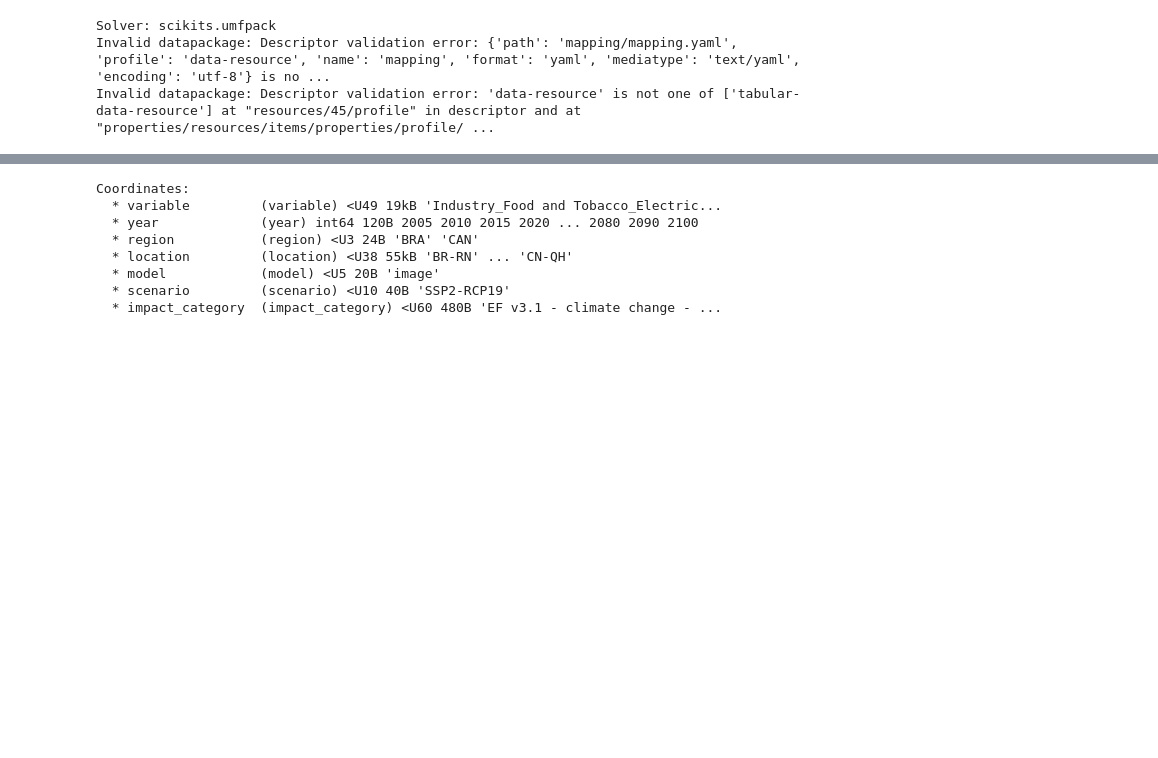
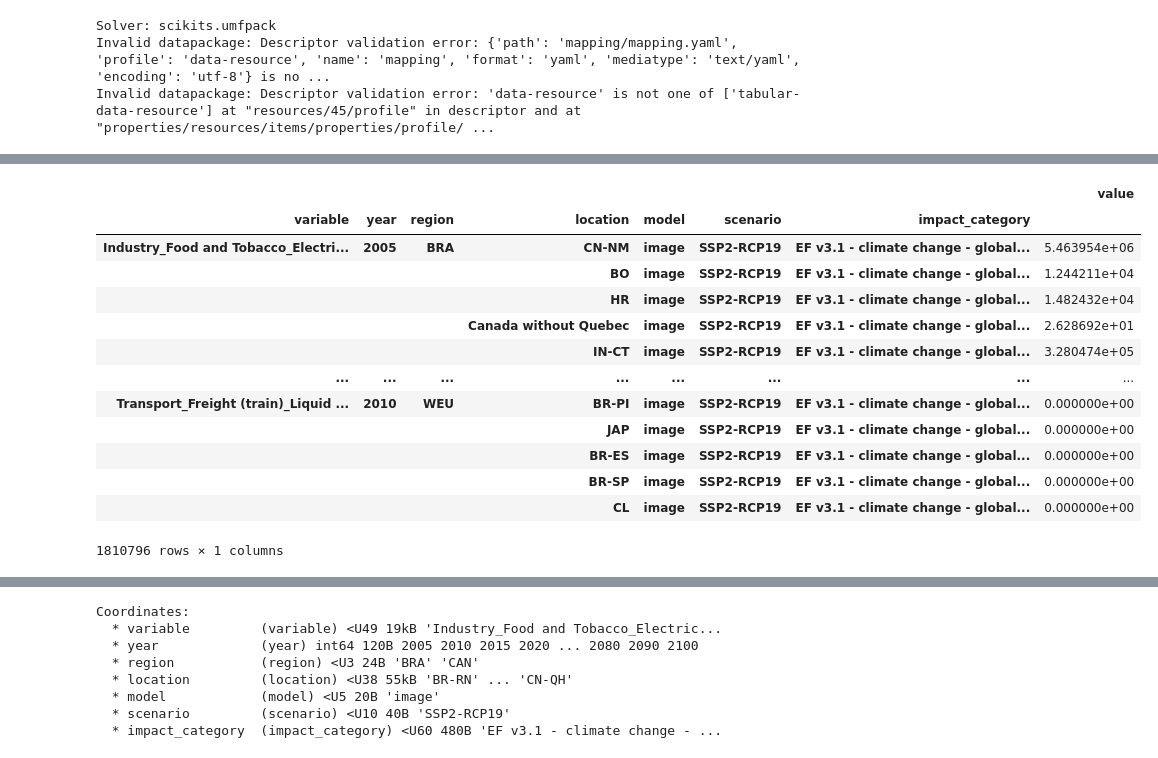
Before and after one commit to polca/pathways, a Jupyter notebook: dev/generate datapackages.ipynb, the cells around one changed output, grey strips where cells are left out. Cells and saved outputs as stored; diff of their text form; code cells hidden in the pictures; blank space fills up the shorter version.

```diff
--- a/dev/generate datapackages.ipynb
+++ b/dev/generate datapackages.ipynb
@@ -167,3 +127,20 @@ df = arr.to_dataframe("value")
+# %%
+df
+# %% [output]
+|  |  |  |  |  |  |  | value |
+| variable | year | region | location | model | scenario | impact_category |  |
+| Industry_Food and Tobacco_Electri... | 2005 | BRA | CN-NM | image | SSP2-RCP19 | EF v3.1 - climate change - global... | 5.463954e+06 |
+|  |  |  | BO | image | SSP2-RCP19 | EF v3.1 - climate change - global... | 1.244211e+04 |
+|  |  |  | HR | image | SSP2-RCP19 | EF v3.1 - climate change - global... | 1.482432e+04 |
+|  |  |  | Canada without Quebec | image | SSP2-RCP19 | EF v3.1 - climate change - global... | 2.628692e+01 |
+|  |  |  | IN-CT | image | SSP2-RCP19 | EF v3.1 - climate change - global... | 3.280474e+05 |
+| ... | ... | ... | ... | ... | ... | ... | ... |
+| Transport_Freight (train)_Liquid ... | 2010 | WEU | BR-PI | image | SSP2-RCP19 | EF v3.1 - climate change - global... | 0.000000e+00 |
+|  |  |  | JAP | image | SSP2-RCP19 | EF v3.1 - climate change - global... | 0.000000e+00 |
+|  |  |  | BR-ES | image | SSP2-RCP19 | EF v3.1 - climate change - global... | 0.000000e+00 |
+|  |  |  | BR-SP | image | SSP2-RCP19 | EF v3.1 - climate change - global... | 0.000000e+00 |
+|  |  |  | CL | image | SSP2-RCP19 | EF v3.1 - climate change - global... | 0.000000e+00 |
+1810796 rows × 1 columns
 # %%
 len(df)
 # %% [output]
```
Also changed, not shown: parts of 21 cells of this notebook, 8 other files.
